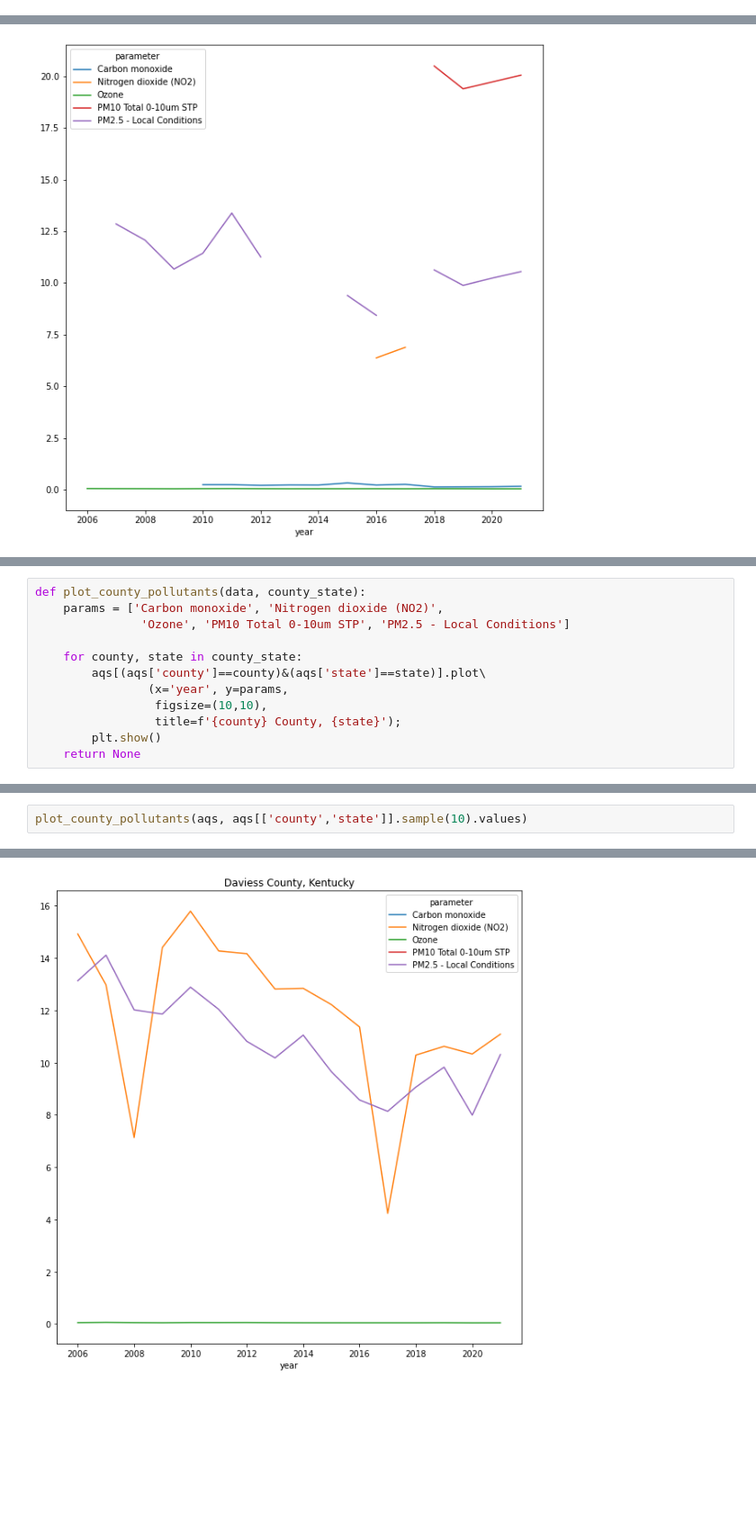
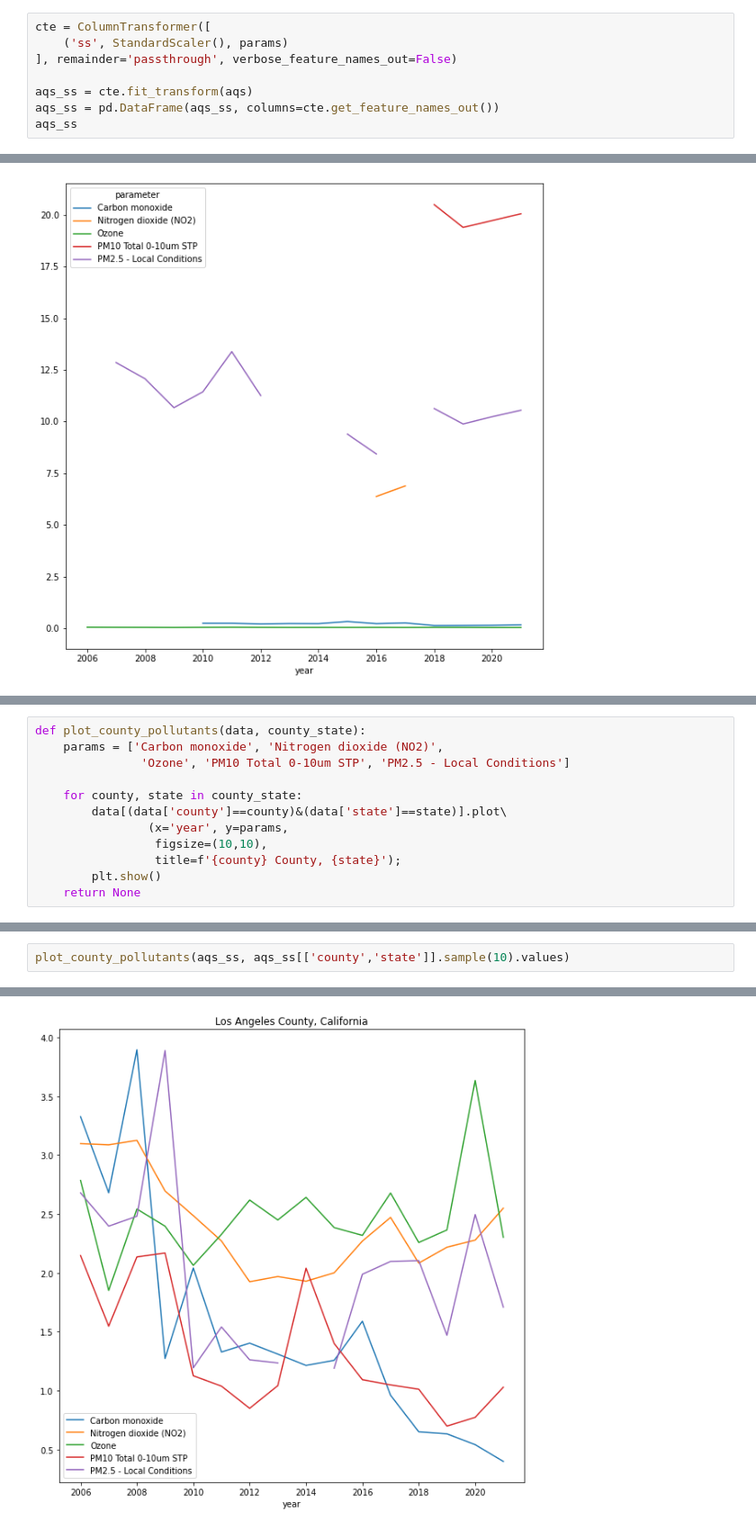
Before and after one commit to wdegraw93/low_birth_weight_vs_aqi_study, a Jupyter notebook: winston.ipynb, the cells around one changed output, grey strips where cells are left out. Shown at 90% size. Drawn from its saved outputs; the diff is of its cells as text; blank space fills up the shorter version.

```diff
--- a/winston.ipynb
+++ b/winston.ipynb
@@ -458,3 +463,11 @@ dtype: int64
 # %%
 params = ['Carbon monoxide', 'Nitrogen dioxide (NO2)',
        'Ozone', 'PM10 Total 0-10um STP', 'PM2.5 - Local Conditions']
+# %%
+cte = ColumnTransformer([
+    ('ss', StandardScaler(), params)
+], remainder='passthrough', verbose_feature_names_out=False)
+
+aqs_ss = cte.fit_transform(aqs)
+aqs_ss = pd.DataFrame(aqs_ss, columns=cte.get_feature_names_out())
+aqs_ss
@@ -469,7 +501,7 @@ def plot_county_pollutants(data, county_state):
                'Ozone', 'PM10 Total 0-10um STP', 'PM2.5 - Local Conditions']
 
     for county, state in county_state:
-        aqs[(aqs['county']==county)&(aqs['state']==state)].plot\
+        data[(data['county']==county)&(data['state']==state)].plot\
                 (x='year', y=params,
                  figsize=(10,10),
                  title=f'{county} County, {state}');
@@ -495,3 +527,3 @@ array([['Chittenden', 'Vermont'],
 # %%
-plot_county_pollutants(aqs, aqs[['county','state']].sample(10).values)
+plot_county_pollutants(aqs_ss, aqs_ss[['county','state']].sample(10).values)
 # %% [output]
@@ -500 +532 @@ plot_county_pollutants(aqs, aqs[['county','state']].sample(10).values)
-[figure, old version]
+[figure, new version]
```
Also changed, not shown: parts of 9 cells of this notebook, 1 other file.
